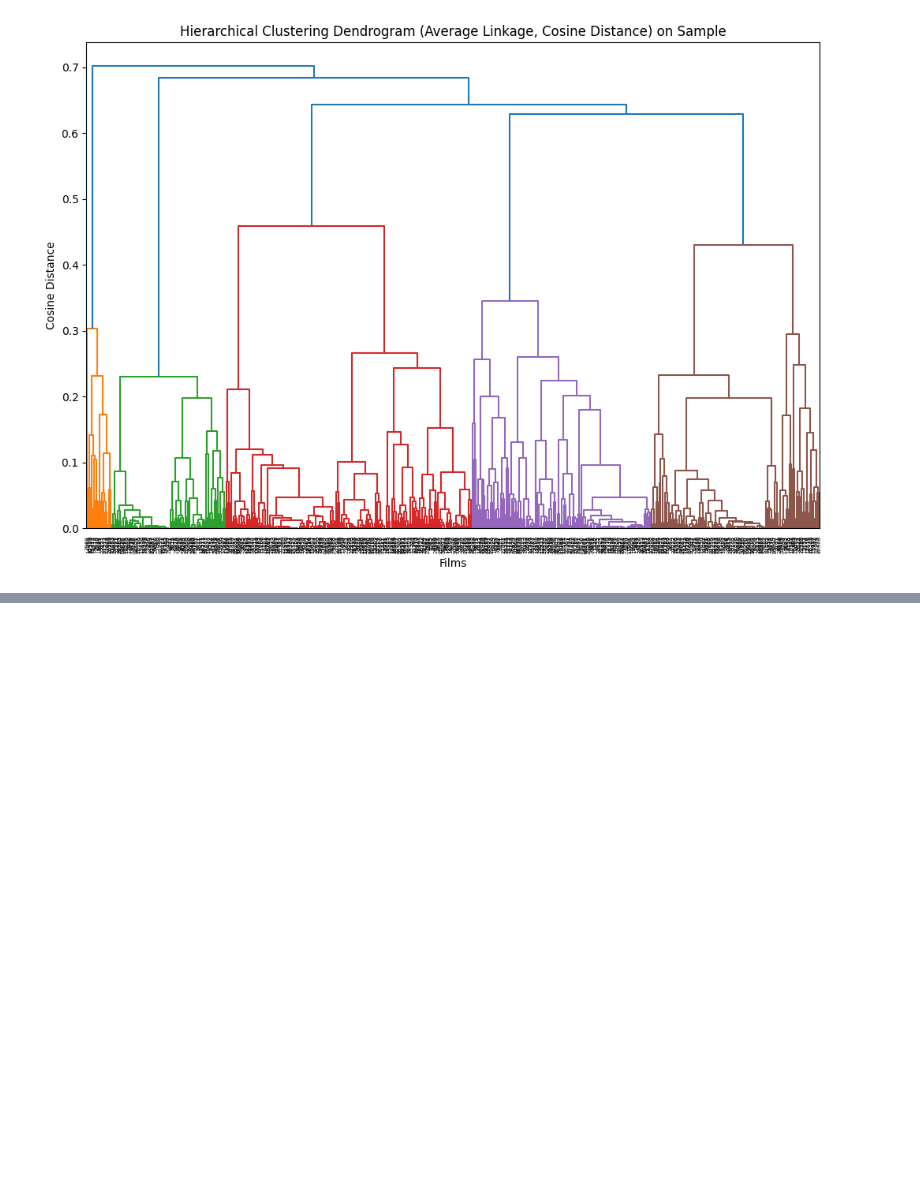
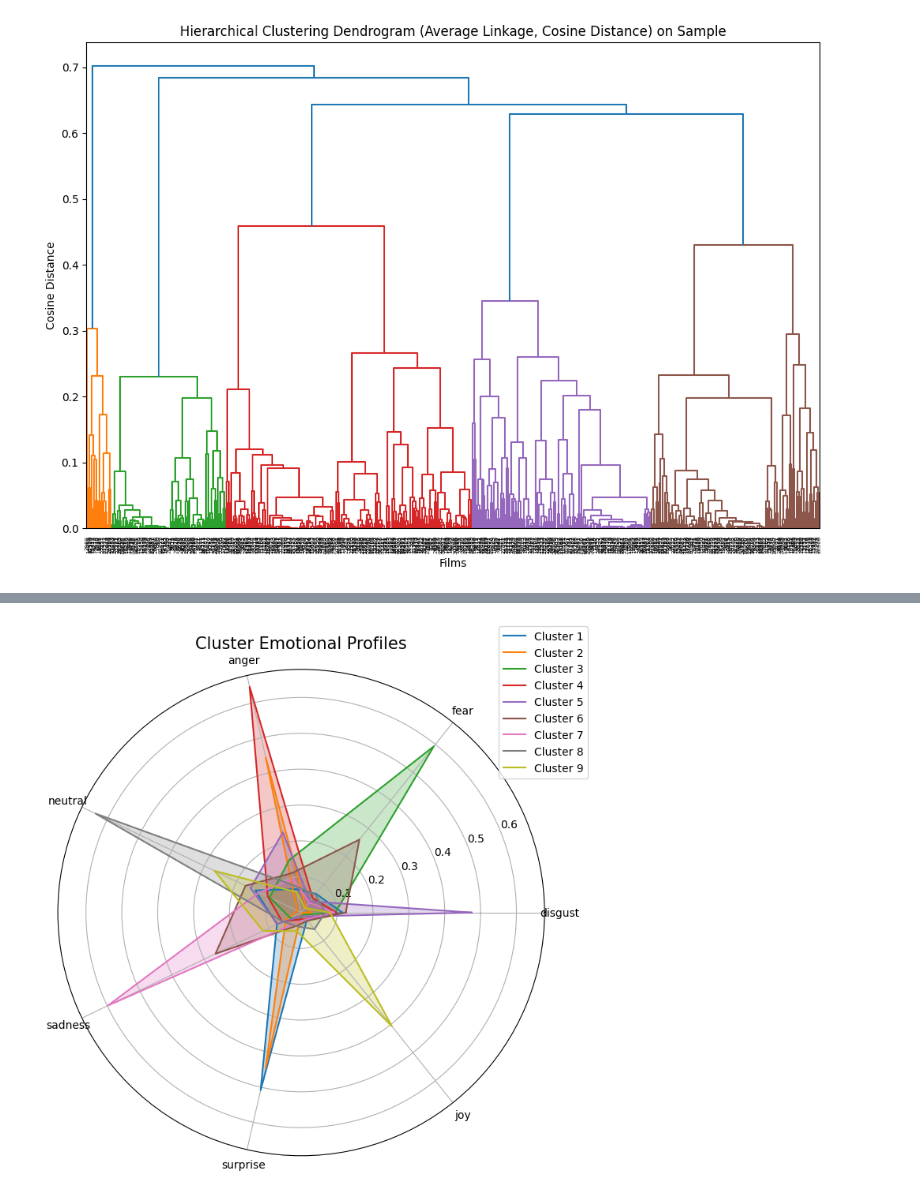
Before and after one commit to epfl-ada/ada-2024-project-phpjj1, a Jupyter notebook: src/scripts/Question5_ClusterAnalysis.ipynb, the cells around one changed output, grey strips where cells are left out. Cells and saved outputs as stored; diff of their text form; code cells hidden in the pictures; blank space fills up the shorter version.

```diff
--- a/src/scripts/Question5_ClusterAnalysis.ipynb
+++ b/src/scripts/Question5_ClusterAnalysis.ipynb
@@ -75,3 +75,27 @@ plt.ylabel('Cosine Distance')
 plt.show()
 # %% [output]
 [figure]
+# %%
+cutoff = 0.3
+
+cluster_labels = fcluster(linkage_matrix, t = cutoff, criterion='distance')
+sample_df['cluster'] = cluster_labels
+
+cluster_summary = sample_df.groupby('cluster').mean()
+
+distance_square = squareform(distance_matrix)
+
+def compute_inner_cluster_distances(labels, distances):
+    unique_clusters = np.unique(labels)
+    inner_distances = {}
+    for cluster in unique_clusters:
+        indices = np.where(labels == cluster)[0]
+        if len(indices) > 1:
+            intra_dist = distances[np.ix_(indices, indices)].mean()
+        else:
+            intra_dist = 0  # Single-point cluster
+        inner_distances[cluster] = intra_dist
+    return inner_distances
+
+inner_cluster_distances = compute_inner_cluster_distances(cluster_labels, distance_square)
+inner_cluster_distances
@@ -77,0 +112,21 @@ plt.show()
+# %%
+def plot_radar_chart(data, title):
+    categories = data.columns
+    angles = np.linspace(0, 2 * np.pi, len(categories), endpoint=False).tolist()
+    angles += angles[:1]
+
+    fig, ax = plt.subplots(figsize=(8, 8), subplot_kw=dict(polar=True))
+    for i, row in data.iterrows():
+        values = row.tolist() + row.tolist()[:1]
+        ax.plot(angles, values, label=f'Cluster {i}')
+        ax.fill(angles, values, alpha=0.25)
+
+    ax.set_title(title, size=15)
+    ax.set_xticks(angles[:-1])
+    ax.set_xticklabels(categories)
+    plt.legend(loc='upper right', bbox_to_anchor=(1.1, 1.1))
+    plt.show()
+
+plot_radar_chart(cluster_summary, "Cluster Emotional Profiles")
+# %% [output]
+[figure, added]
```
Also changed, not shown: parts of 2 cells of this notebook.
